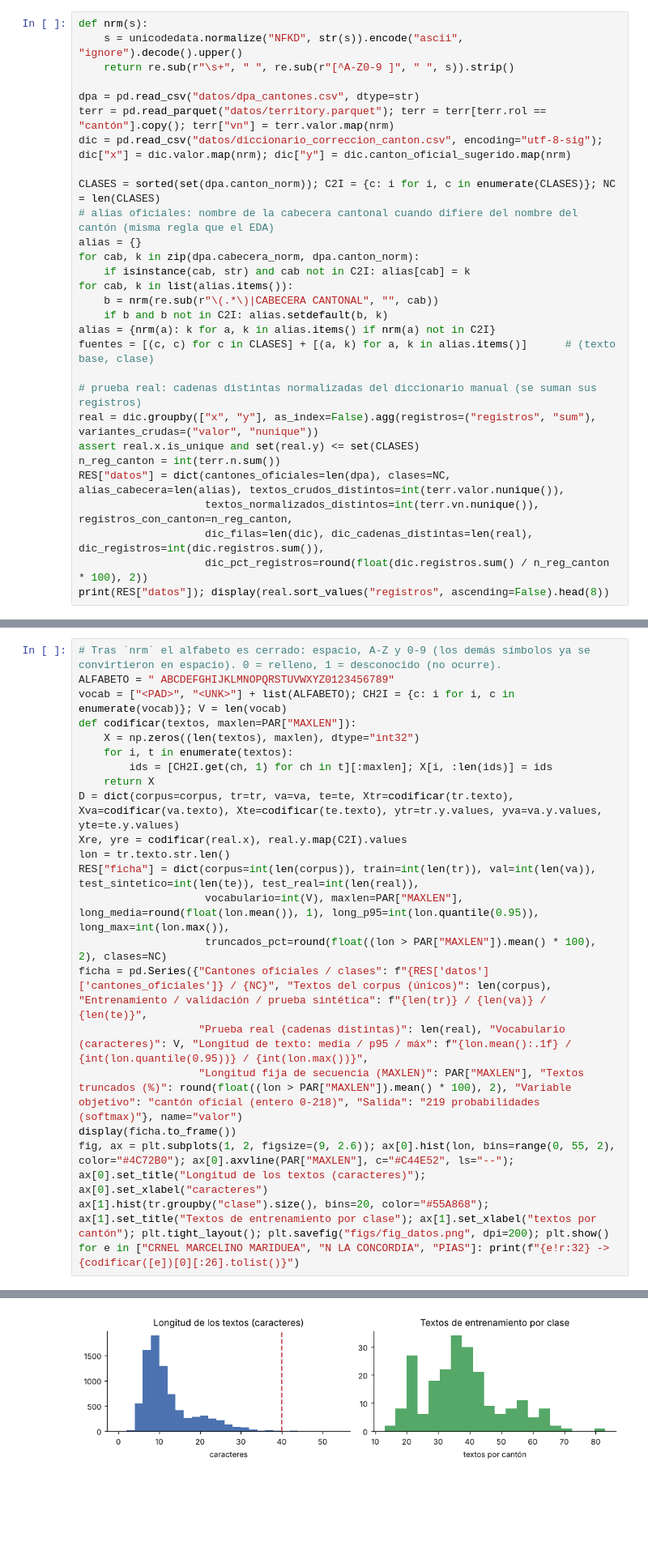
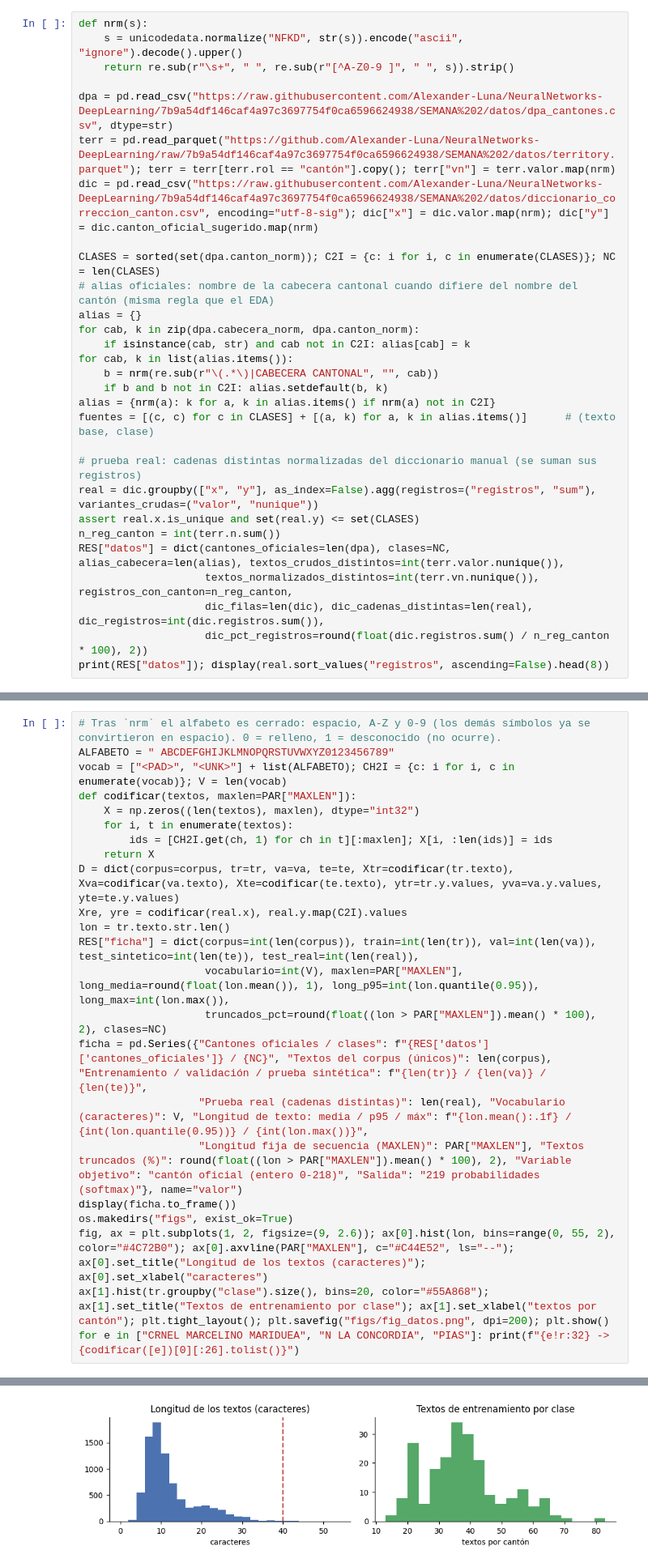
Before and after one commit to Alexander-Luna/NeuralNetworks-DeepLearning, a Jupyter notebook: SEMANA 2/UIDE_G10_W2_MCDA_A-NOV25_Notebook.ipynb, the cells around one changed output, grey strips where cells are left out. Shown at 81% size. Saved outputs shown, nothing was run; the diff lists cells and outputs as text; blank space fills up the shorter version.

```diff
--- a/SEMANA 2/UIDE_G10_W2_MCDA_A-NOV25_Notebook.ipynb
+++ b/SEMANA 2/UIDE_G10_W2_MCDA_A-NOV25_Notebook.ipynb
@@ -48,9 +44,9 @@ def nrm(s):
     s = unicodedata.normalize("NFKD", str(s)).encode("ascii", "ignore").decode().upper()
     return re.sub(r"\s+", " ", re.sub(r"[^A-Z0-9 ]", " ", s)).strip()
 
-dpa = pd.read_csv("datos/dpa_cantones.csv", dtype=str)
-terr = pd.read_parquet("datos/territory.parquet"); terr = terr[terr.rol == "cantón"].copy(); terr["vn"] = terr.valor.map(nrm)
-dic = pd.read_csv("datos/diccionario_correccion_canton.csv", encoding="utf-8-sig"); dic["x"] = dic.valor.map(nrm); dic["y"] = dic.canton_oficial_sugerido.map(nrm)
+dpa = pd.read_csv("https://raw.githubusercontent.com/Alexander-Luna/NeuralNetworks-DeepLearning/7b9a54df146caf4a97c3697754f0ca6596624938/SEMANA%202/datos/dpa_cantones.csv", dtype=str)
+terr = pd.read_parquet("https://github.com/Alexander-Luna/NeuralNetworks-DeepLearning/raw/7b9a54df146caf4a97c3697754f0ca6596624938/SEMANA%202/datos/territory.parquet"); terr = terr[terr.rol == "cantón"].copy(); terr["vn"] = terr.valor.map(nrm)
+dic = pd.read_csv("https://raw.githubusercontent.com/Alexander-Luna/NeuralNetworks-DeepLearning/7b9a54df146caf4a97c3697754f0ca6596624938/SEMANA%202/datos/diccionario_correccion_canton.csv", encoding="utf-8-sig"); dic["x"] = dic.valor.map(nrm); dic["y"] = dic.canton_oficial_sugerido.map(nrm)
 
 CLASES = sorted(set(dpa.canton_norm)); C2I = {c: i for i, c in enumerate(CLASES)}; NC = len(CLASES)
 # alias oficiales: nombre de la cabecera cantonal cuando difiere del nombre del cantón (misma regla que el EDA)
@@ -209,34 +205,35 @@ vocab = ["<PAD>", "<UNK>"] + list(ALFABETO); CH2I = {c: i for i, c in enumerate(
 def codificar(textos, maxlen=PAR["MAXLEN"]):
     X = np.zeros((len(textos), maxlen), dtype="int32")
     for i, t in enumerate(textos):
         ids = [CH2I.get(ch, 1) for ch in t][:maxlen]; X[i, :len(ids)] = ids
     return X
 D = dict(corpus=corpus, tr=tr, va=va, te=te, Xtr=codificar(tr.texto), Xva=codificar(va.texto), Xte=codificar(te.texto), ytr=tr.y.values, yva=va.y.values, yte=te.y.values)
 Xre, yre = codificar(real.x), real.y.map(C2I).values
 lon = tr.texto.str.len()
 RES["ficha"] = dict(corpus=int(len(corpus)), train=int(len(tr)), val=int(len(va)), test_sintetico=int(len(te)), test_real=int(len(real)),
                     vocabulario=int(V), maxlen=PAR["MAXLEN"], long_media=round(float(lon.mean()), 1), long_p95=int(lon.quantile(0.95)), long_max=int(lon.max()),
                     truncados_pct=round(float((lon > PAR["MAXLEN"]).mean() * 100), 2), clases=NC)
 ficha = pd.Series({"Cantones oficiales / clases": f"{RES['datos']['cantones_oficiales']} / {NC}", "Textos del corpus (únicos)": len(corpus), "Entrenamiento / validación / prueba sintética": f"{len(tr)} / {len(va)} / {len(te)}",
                    "Prueba real (cadenas distintas)": len(real), "Vocabulario (caracteres)": V, "Longitud de texto: media / p95 / máx": f"{lon.mean():.1f} / {int(lon.quantile(0.95))} / {int(lon.max())}",
                    "Longitud fija de secuencia (MAXLEN)": PAR["MAXLEN"], "Textos truncados (%)": round(float((lon > PAR["MAXLEN"]).mean() * 100), 2), "Variable objetivo": "cantón oficial (entero 0-218)", "Salida": "219 probabilidades (softmax)"}, name="valor")
 display(ficha.to_frame())
+os.makedirs("figs", exist_ok=True)
 fig, ax = plt.subplots(1, 2, figsize=(9, 2.6)); ax[0].hist(lon, bins=range(0, 55, 2), color="#4C72B0"); ax[0].axvline(PAR["MAXLEN"], c="#C44E52", ls="--"); ax[0].set_title("Longitud de los textos (caracteres)"); ax[0].set_xlabel("caracteres")
 ax[1].hist(tr.groupby("clase").size(), bins=20, color="#55A868"); ax[1].set_title("Textos de entrenamiento por clase"); ax[1].set_xlabel("textos por cantón"); plt.tight_layout(); plt.savefig("figs/fig_datos.png", dpi=200); plt.show()
 for e in ["CRNEL MARCELINO MARIDUEA", "N LA CONCORDIA", "PIAS"]: print(f"{e!r:32} -> {codificar([e])[0][:26].tolist()}")
 # %% [output]
 |  | valor |
 | Cantones oficiales / clases | 221 / 219 |
 | Textos del corpus (únicos) | 11721 |
 | Entrenamiento / validación / prue... | 8204 / 1758 / 1759 |
 | Prueba real (cadenas distintas) | 38 |
 | Vocabulario (caracteres) | 39 |
 | Longitud de texto: media / p95 / máx | 11.7 / 25 / 52 |
 | Longitud fija de secuencia (MAXLEN) | 40 |
 | Textos truncados (%) | 0.21 |
 | Variable objetivo | cantón oficial (entero 0-218) |
 | Salida | 219 probabilidades (softmax) |
-[figure, old version]
+[figure, new version]
 'CRNEL MARCELINO MARIDUEA'       -> [5, 20, 16, 7, 14, 2, 15, 3, 20, 5, 7, 14, 11, 16, 17, 2, 15, 3, 20, 11, 6, 23, 7, 3, 0, 0]
 'N LA CONCORDIA'                 -> [16, 2, 14, 3, 2, 5, 17, 16, 5, 17, 20, 6, 11, 3, 0, 0, 0, 0, 0, 0, 0, 0, 0, 0, 0, 0]
 'PIAS'                           -> [18, 11, 3, 21, 0, 0, 0, 0, 0, 0, 0, 0, 0, 0, 0, 0, 0, 0, 0, 0, 0, 0, 0, 0, 0, 0]
```
Also changed, not shown: parts of 8 cells of this notebook.
